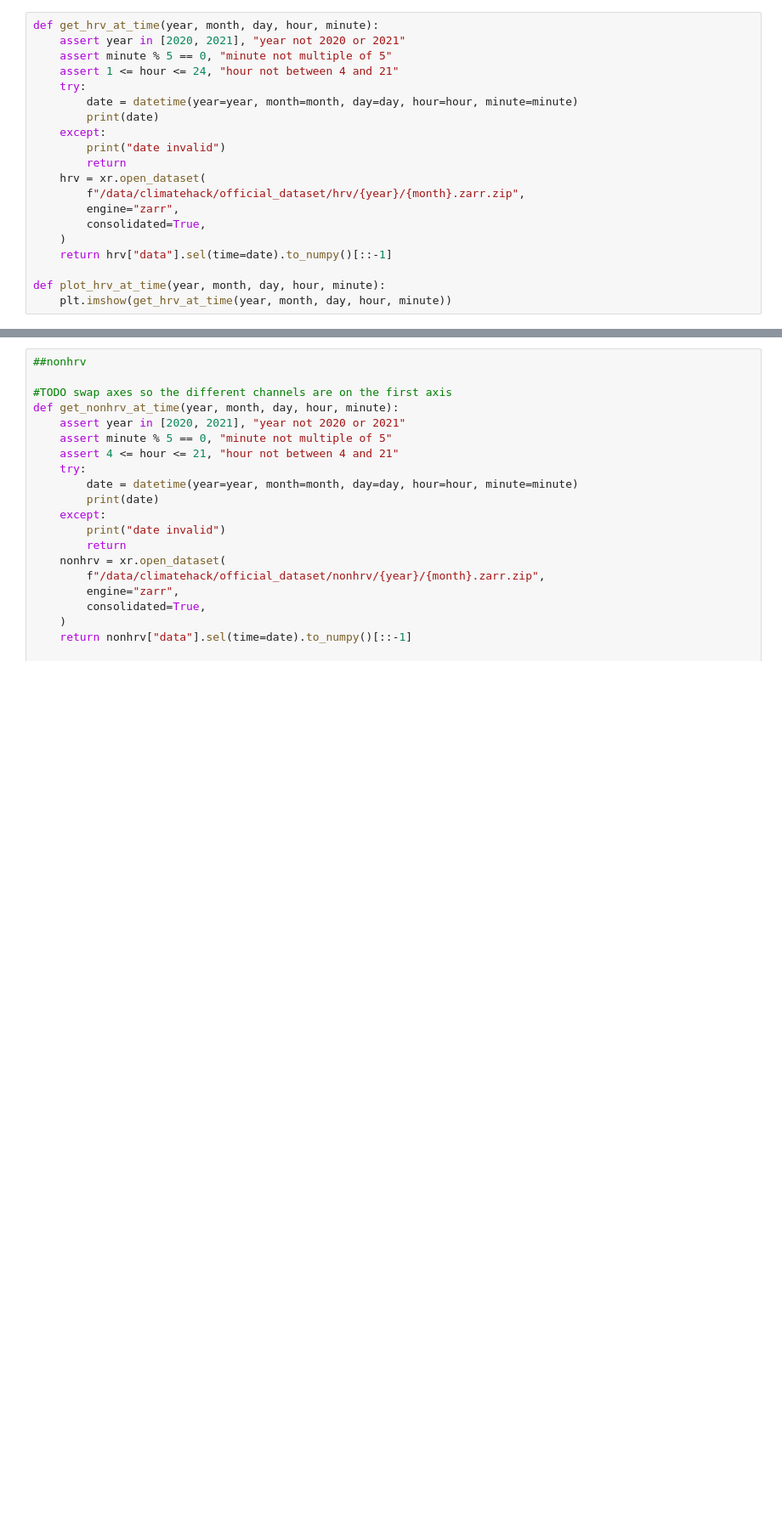
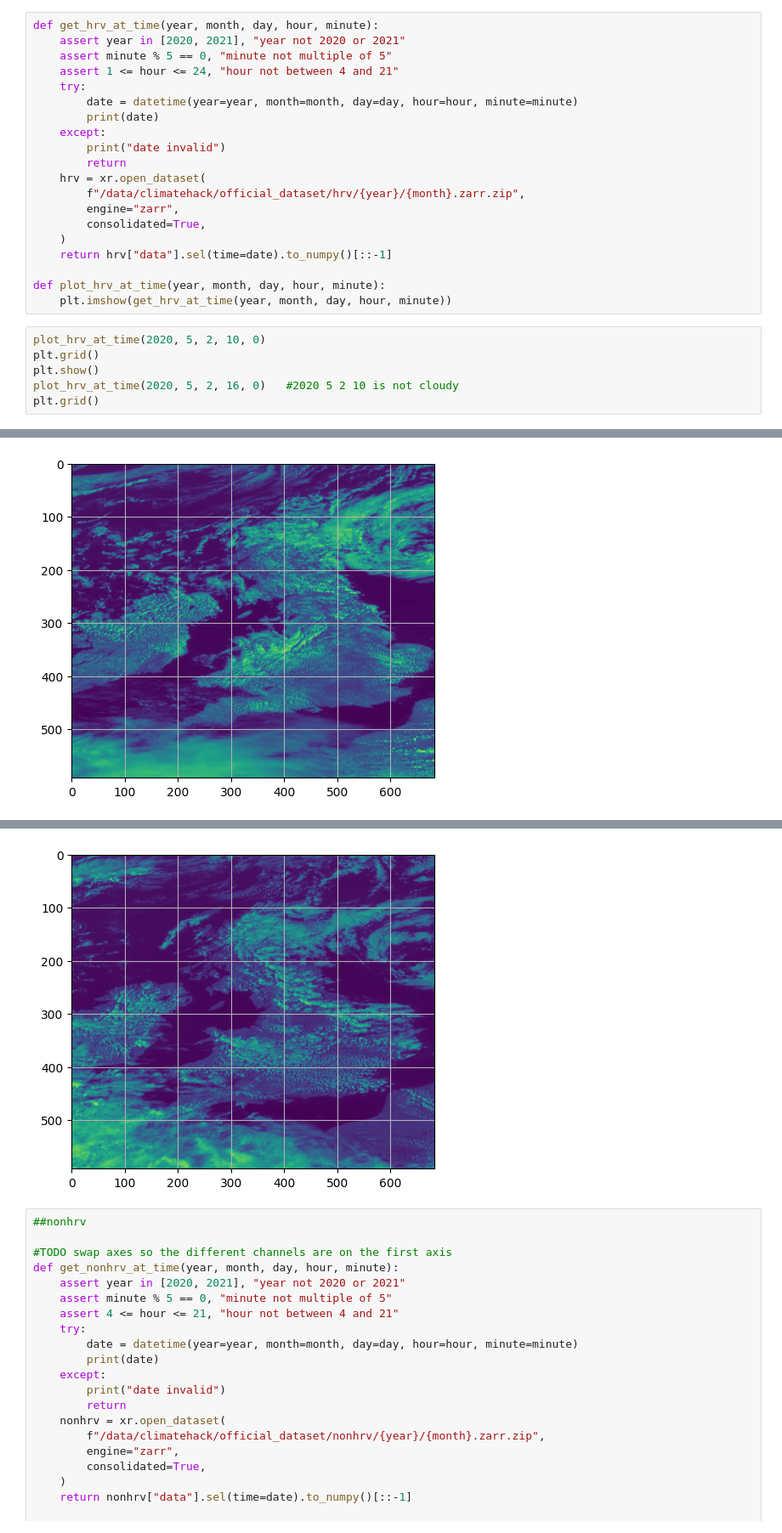
Before and after one commit to mlberkeley/climatehack2023, a Jupyter notebook: notebooks/Andrew_explores.ipynb, the cells around one changed output, grey strips where cells are left out. Shown at 85% size. Saved outputs shown, nothing was run; the diff lists cells and outputs as text; blank space fills up the shorter version.

```diff
--- a/notebooks/Andrew_explores.ipynb
+++ b/notebooks/Andrew_explores.ipynb
@@ -56,3 +43,10 @@ def get_hrv_at_time(year, month, day, hour, minute):
 
 def plot_hrv_at_time(year, month, day, hour, minute):
     plt.imshow(get_hrv_at_time(year, month, day, hour, minute))
+# %%
+plot_hrv_at_time(2020, 5, 2, 10, 0)
+plt.grid()
+plt.show()
+plot_hrv_at_time(2020, 5, 2, 16, 0)   #2020 5 2 10 is not cloudy
+plt.grid()
+# %% [output]
@@ -58,0 +54 @@ def plot_hrv_at_time(year, month, day, hour, minute):
+[figure, added]
@@ -59,3 +56,4 @@ def plot_hrv_at_time(year, month, day, hour, minute):
+[figure, added]
 # %%
 ##nonhrv
 
```
Also changed, not shown: parts of 5 cells of this notebook.
